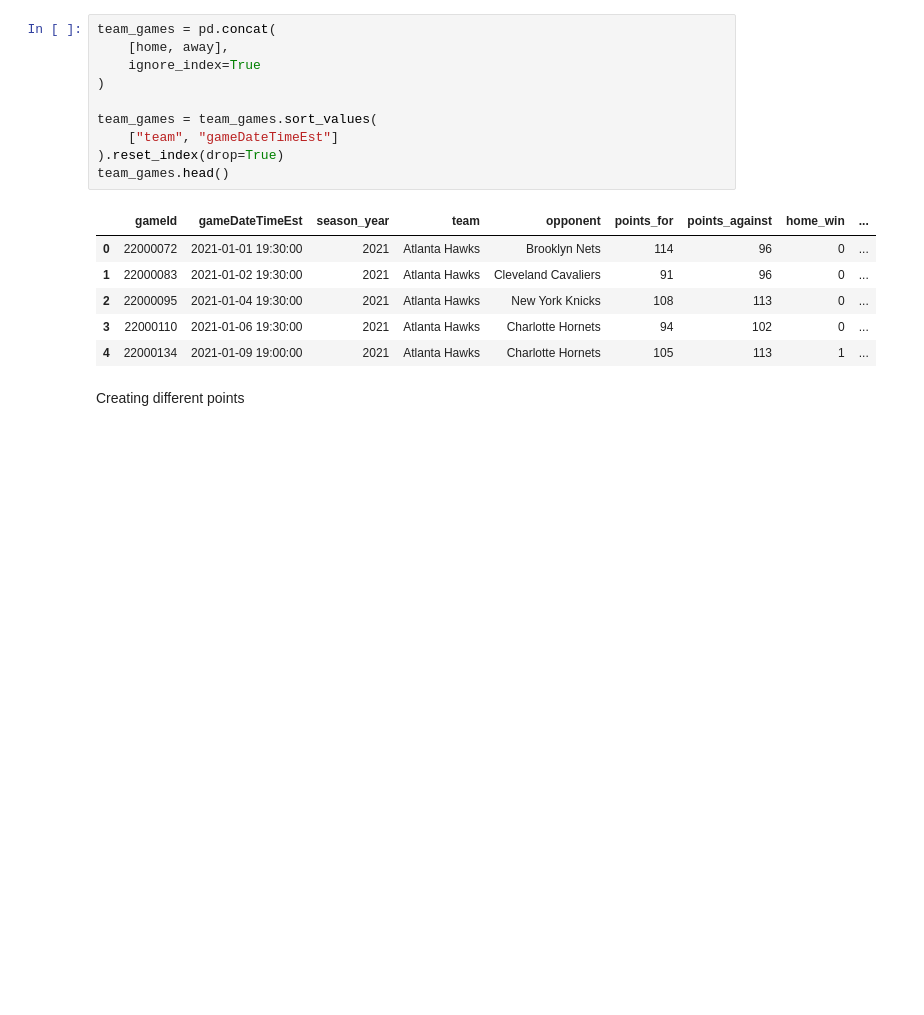
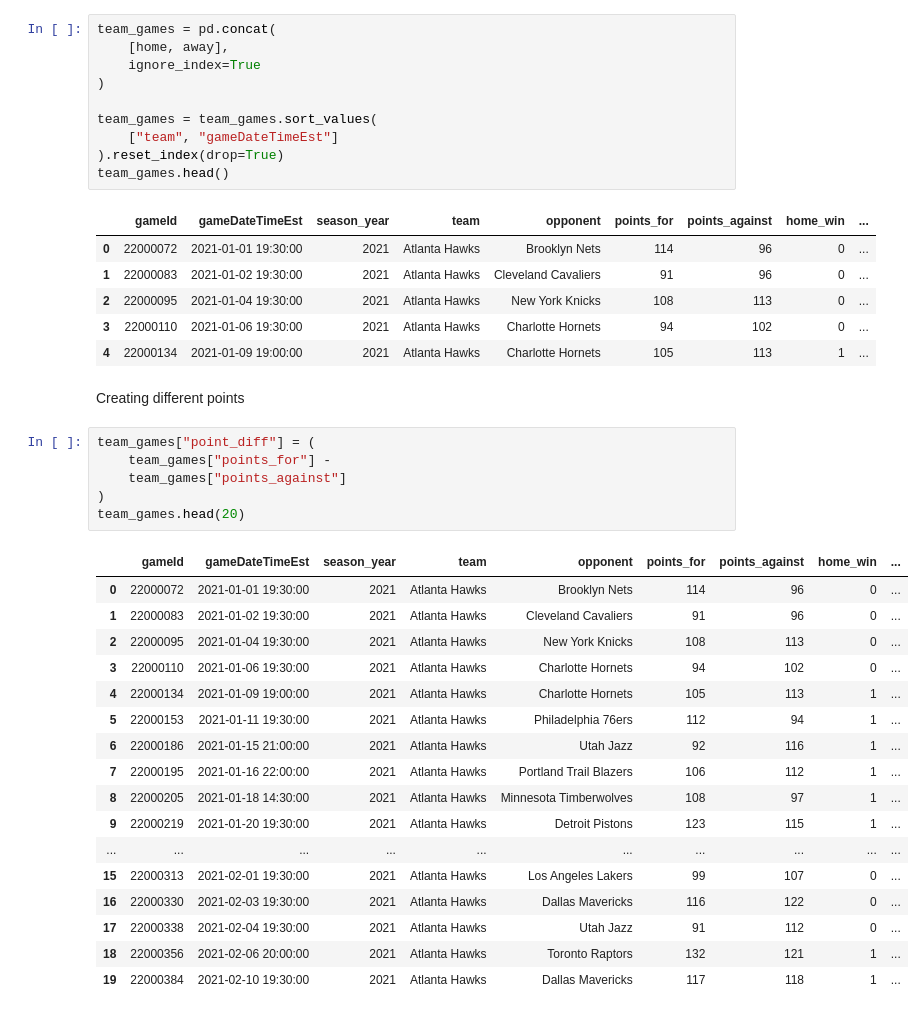
Before and after one commit to AayushPandey-hub/nba-win-prediction, a Jupyter notebook: featureengineering.ipynb, the cells around one changed output. Cells and saved outputs as stored; diff of their text form; blank space fills up the shorter version.

```diff
--- a/featureengineering.ipynb
+++ b/featureengineering.ipynb
@@ -100,3 +100,27 @@ team_games.head()
 | 4 | 22000134 | 2021-01-09 19:00:00 | 2021 | Atlanta Hawks | Charlotte Hornets | 105 | 113 | 1 | ... |
 # %% [markdown]
 Creating different points
+# %%
+team_games["point_diff"] = (
+    team_games["points_for"] -
+    team_games["points_against"]
+)
+team_games.head(20)
+# %% [output]
+|  | gameId | gameDateTimeEst | season_year | team | opponent | points_for | points_against | home_win | ... |
+| 0 | 22000072 | 2021-01-01 19:30:00 | 2021 | Atlanta Hawks | Brooklyn Nets | 114 | 96 | 0 | ... |
+| 1 | 22000083 | 2021-01-02 19:30:00 | 2021 | Atlanta Hawks | Cleveland Cavaliers | 91 | 96 | 0 | ... |
+| 2 | 22000095 | 2021-01-04 19:30:00 | 2021 | Atlanta Hawks | New York Knicks | 108 | 113 | 0 | ... |
+| 3 | 22000110 | 2021-01-06 19:30:00 | 2021 | Atlanta Hawks | Charlotte Hornets | 94 | 102 | 0 | ... |
+| 4 | 22000134 | 2021-01-09 19:00:00 | 2021 | Atlanta Hawks | Charlotte Hornets | 105 | 113 | 1 | ... |
+| 5 | 22000153 | 2021-01-11 19:30:00 | 2021 | Atlanta Hawks | Philadelphia 76ers | 112 | 94 | 1 | ... |
+| 6 | 22000186 | 2021-01-15 21:00:00 | 2021 | Atlanta Hawks | Utah Jazz | 92 | 116 | 1 | ... |
+| 7 | 22000195 | 2021-01-16 22:00:00 | 2021 | Atlanta Hawks | Portland Trail Blazers | 106 | 112 | 1 | ... |
+| 8 | 22000205 | 2021-01-18 14:30:00 | 2021 | Atlanta Hawks | Minnesota Timberwolves | 108 | 97 | 1 | ... |
+| 9 | 22000219 | 2021-01-20 19:30:00 | 2021 | Atlanta Hawks | Detroit Pistons | 123 | 115 | 1 | ... |
+| ... | ... | ... | ... | ... | ... | ... | ... | ... | ... |
+| 15 | 22000313 | 2021-02-01 19:30:00 | 2021 | Atlanta Hawks | Los Angeles Lakers | 99 | 107 | 0 | ... |
+| 16 | 22000330 | 2021-02-03 19:30:00 | 2021 | Atlanta Hawks | Dallas Mavericks | 116 | 122 | 0 | ... |
+| 17 | 22000338 | 2021-02-04 19:30:00 | 2021 | Atlanta Hawks | Utah Jazz | 91 | 112 | 0 | ... |
+| 18 | 22000356 | 2021-02-06 20:00:00 | 2021 | Atlanta Hawks | Toronto Raptors | 132 | 121 | 1 | ... |
+| 19 | 22000384 | 2021-02-10 19:30:00 | 2021 | Atlanta Hawks | Dallas Mavericks | 117 | 118 | 1 | ... |
```
Also changed, not shown: parts of 4 cells of this notebook.
